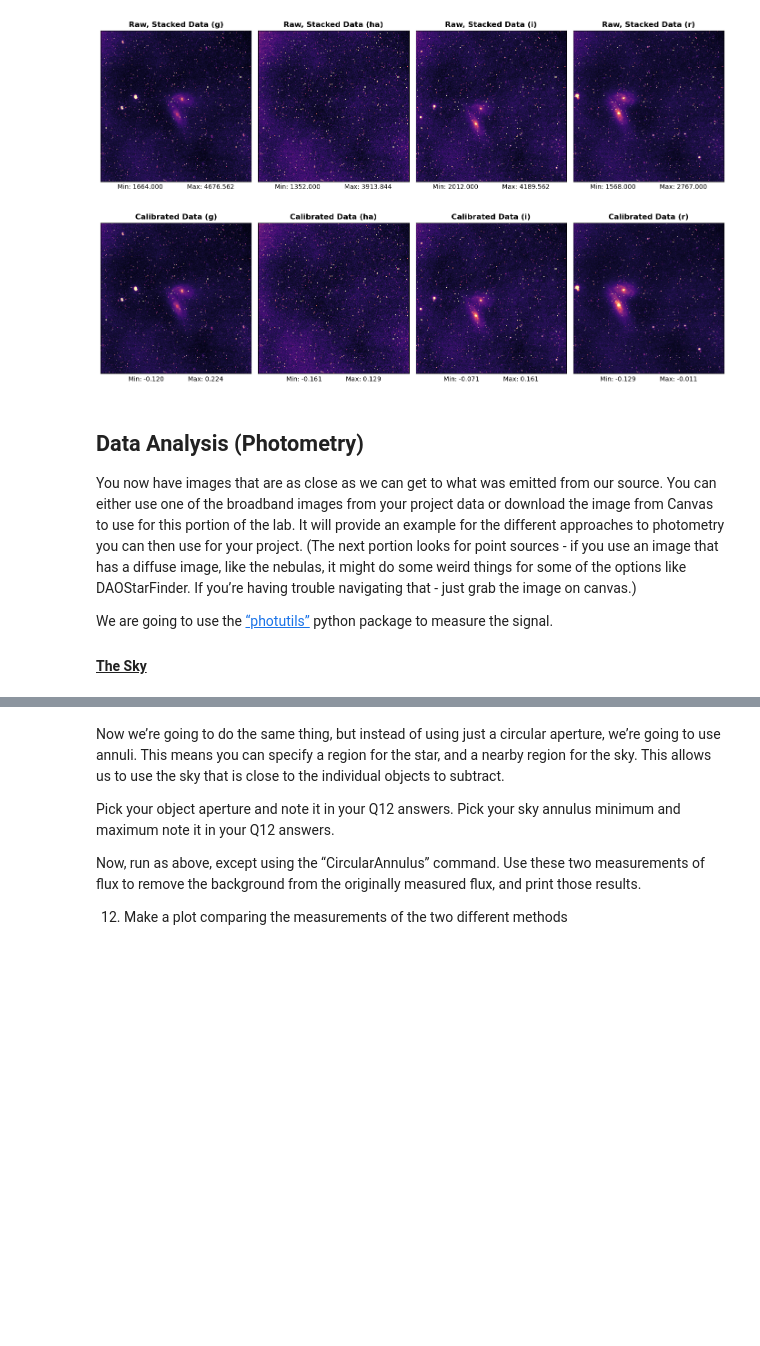
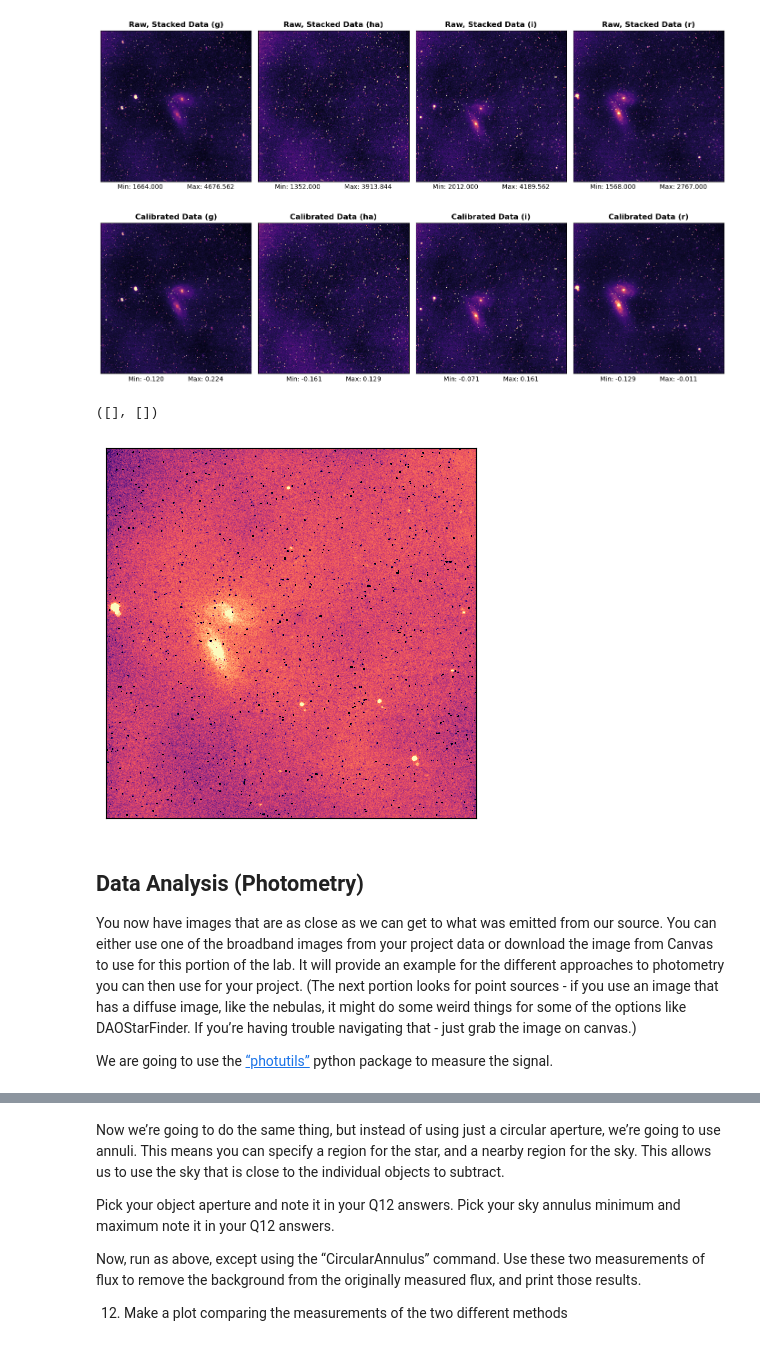
Before and after one commit to emmabacarra/Astr-480, a Jupyter notebook: Lab 4 - Data Reduction & Photometry/lab4.ipynb, the cells around one changed output, grey strips where cells are left out. Saved outputs shown, nothing was run; the diff lists cells and outputs as text; code cells hidden in the pictures; blank space fills up the shorter version.

```diff
--- a/Lab 4 - Data Reduction & Photometry/lab4.ipynb
+++ b/Lab 4 - Data Reduction & Photometry/lab4.ipynb
@@ -207,12 +233,31 @@ plt.tight_layout()
 plt.show()
 # %% [output]
 [figure]
+# %%
+ngc_g_calbr = fits.open('../../Interacting Galaxies Project/NGC 4567/calibrated_g.fits')[0].data
+
+ngc_ha_calbr = fits.open('../../Interacting Galaxies Project/NGC 4567/calibrated_ha.fits')[0].data
+
+ngc_i_calbr = fits.open('../../Interacting Galaxies Project/NGC 4567/calibrated_i.fits')[0].data
+
+ngc_r_calbr = fits.open('../../Interacting Galaxies Project/NGC 4567/calibrated_r.fits')[0].data
+# %%
+# checking for star formation rates (our project)
+sfr = ngc_r_calbr - ngc_ha_calbr
+# fits.writeto(f'../../Interacting Galaxies Project/NGC 4567/sfr.fits', sfr, overwrite=True)
+
+vmin, vmax = np.percentile(sfr, [1, 99.75])
+vnorm = vis.ImageNormalize(sfr, vmin=vmin, vmax=vmax, interval=vis.ZScaleInterval(), stretch=vis.LinearStretch())
+plt.imshow(sfr, cmap='magma', norm=vnorm, interpolation='hermite')
+plt.xticks([])
+plt.yticks([])
+# %% [output]
+([], [])
+[figure, added]
 # %% [markdown]
 ## <b>Data Analysis (Photometry)</b>
 
 You now have images that are as close as we can get to what was emitted from our source. You can either use one of the broadband images from your project data or download the image from Canvas to use for this portion of the lab. It will provide an example for the different approaches to photometry you can then use for your project. (The next portion looks for point sources - if you use an image that has a diffuse image, like the nebulas, it might do some weird things for some of the options like DAOStarFinder. If you’re having trouble navigating that - just grab the image on canvas.)
 
 We are going to use the [“photutils”](https://photutils.readthedocs.io/en/stable/) python package to measure the signal.
-
-#### <u>The Sky</u>
 # %% [markdown]
```
Also changed, not shown: parts of 15 cells of this notebook.
